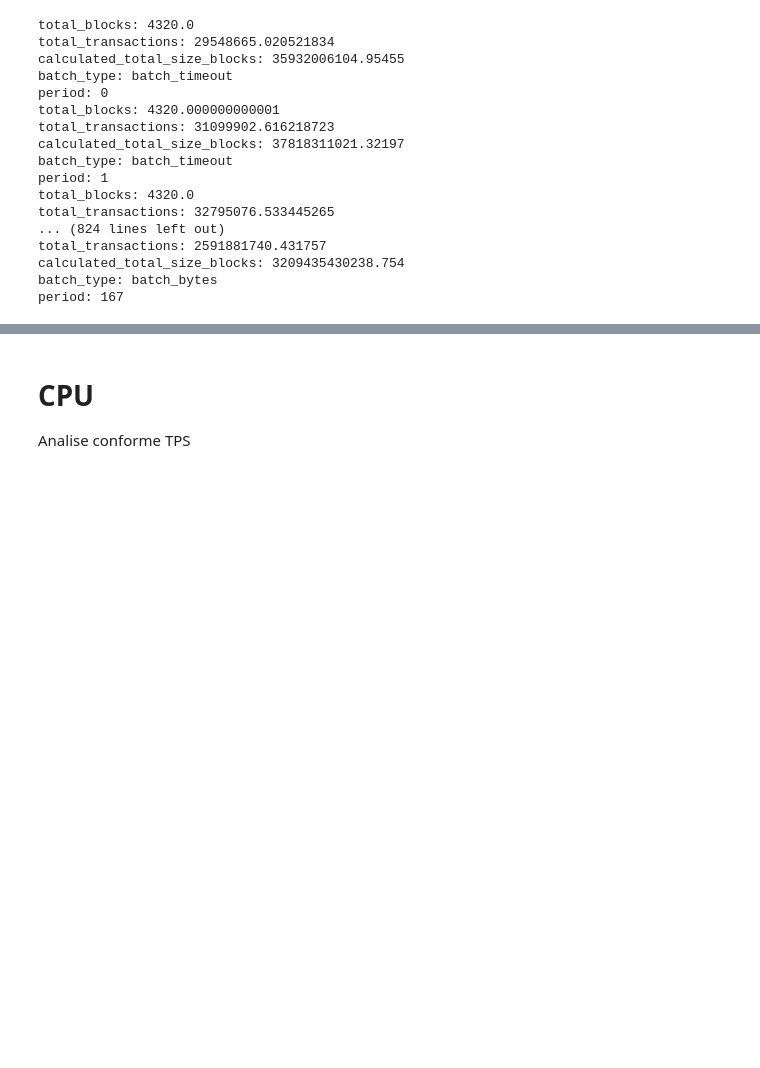
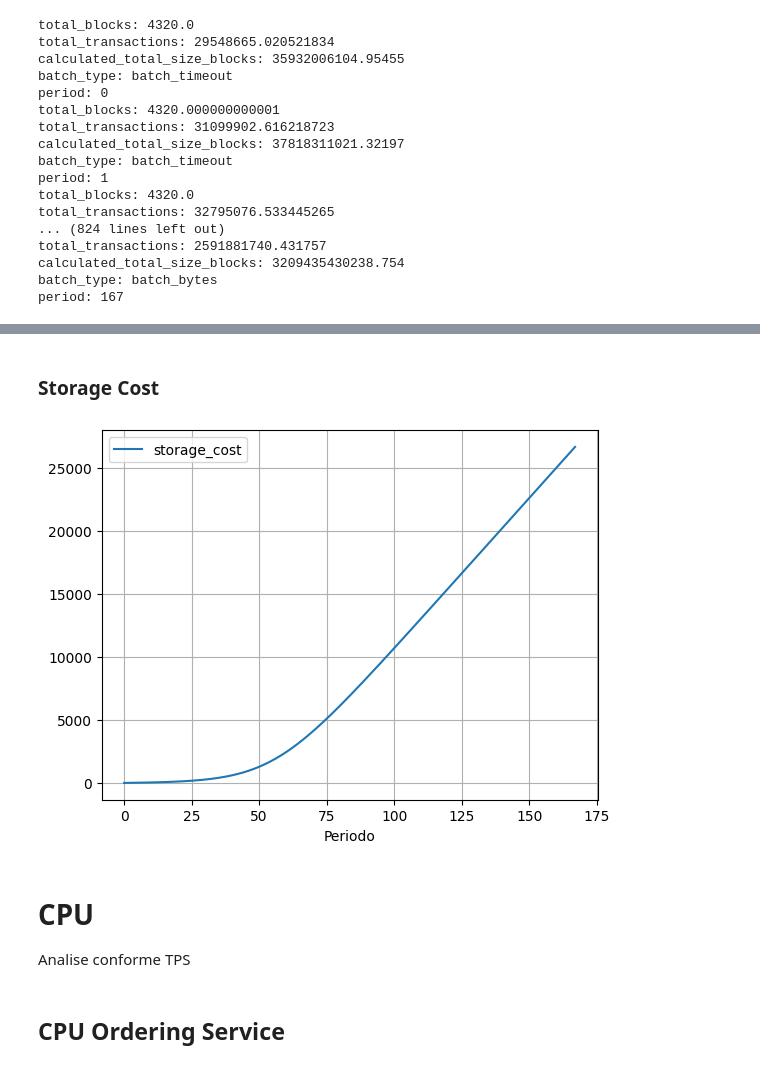
Before and after one commit to gilbertokoerbes/TCCII_Blockchain_Predict, a Jupyter notebook: predict.ipynb, the cells around one changed output, grey strips where cells are left out. Drawn from its saved outputs; the diff is of its cells as text; code cells hidden in the pictures; blank space fills up the shorter version.

```diff
--- a/predict.ipynb
+++ b/predict.ipynb
@@ -233,5 +226,25 @@ can't invoke "event" command: application has been destroyed
+# %% [markdown]
+### Storage Cost
+# %%
+total_storage_cost = cumulative_size_GB * predict.CostPredict().storage_pricing
+# %%
+# Plotagem da soma do toal transações estimada no periodo
+fig, ax = plt.subplots()
+ax.plot(i_period, total_storage_cost, label='storage_cost')
+
+ax.ticklabel_format(style='plain')
+ax.grid(True)
+plt.xlabel('Periodo')
+plt.ylabel('')
+plt.title('')
+plt.legend()
+plt.show()
+# %% [output]
+[figure, added]
 # %% [markdown]
 # CPU
 
 Analise conforme TPS
+# %% [markdown]
+## CPU Ordering Service
 # %%
```
Also changed, not shown: parts of 40 cells of this notebook.
